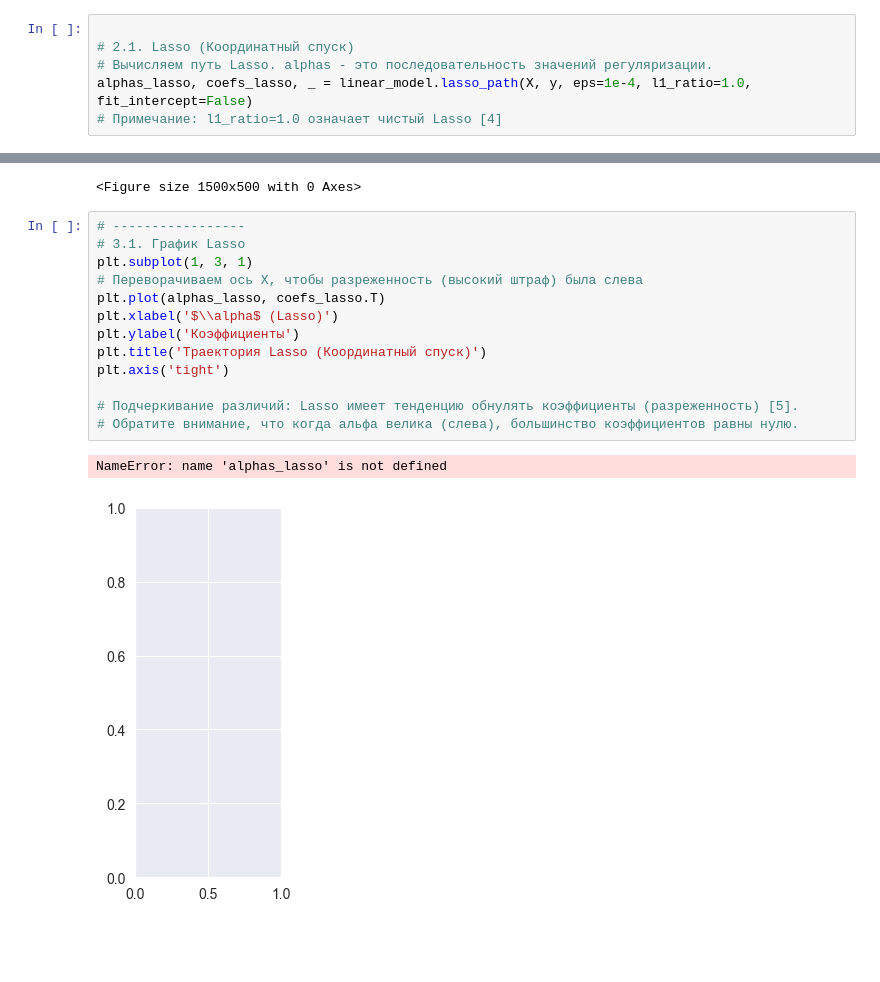
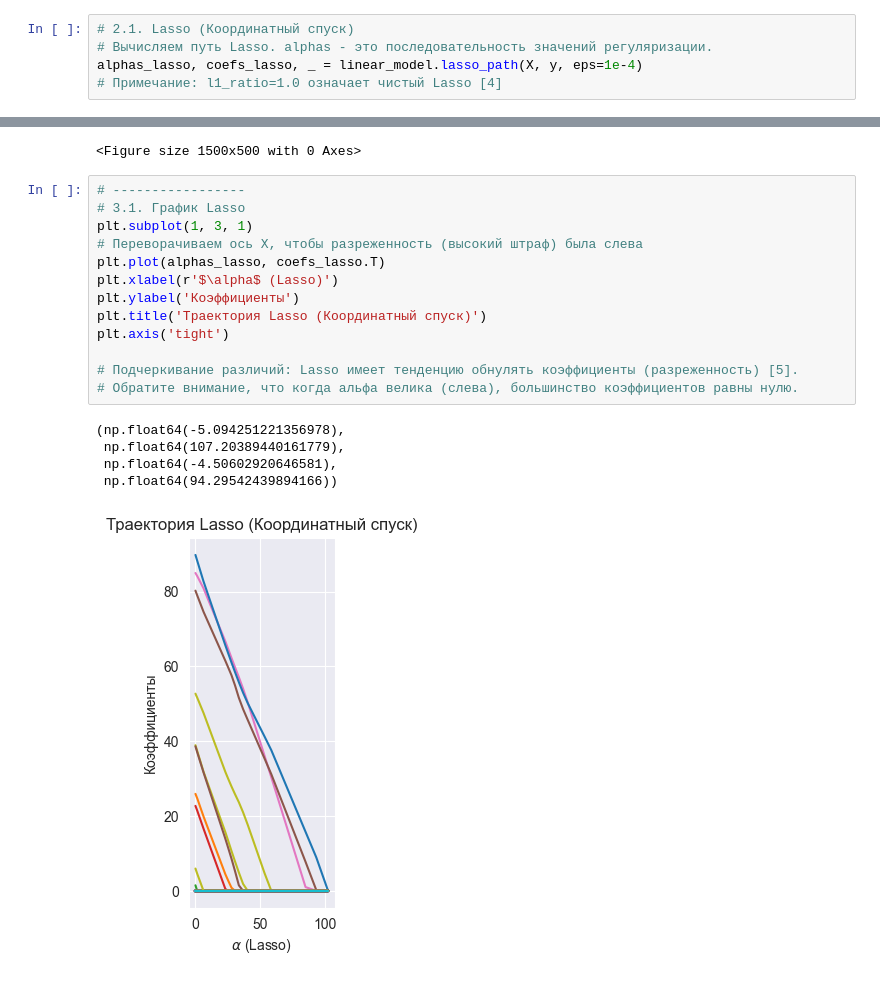
Before and after one commit to Lanskask/price_prediction_ml, a Jupyter notebook: sklearn_experiments/lasso_elastic_net_lars_lasso.ipynb, the cells around one changed output, grey strips where cells are left out. Cells and saved outputs as stored; diff of their text form; blank space fills up the shorter version.

```diff
--- a/sklearn_experiments/lasso_elastic_net_lars_lasso.ipynb
+++ b/sklearn_experiments/lasso_elastic_net_lars_lasso.ipynb
@@ -34,8 +34,7 @@ X[:, 2] = X[:, 1] + 0.01 * np.random.randn(N_SAMPLES)
 
 # --- 2. Расчет траекторий коэффициентов (Coefficient Paths) ---
 # %%
-
 # 2.1. Lasso (Координатный спуск)
 # Вычисляем путь Lasso. alphas - это последовательность значений регуляризации.
-alphas_lasso, coefs_lasso, _ = linear_model.lasso_path(X, y, eps=1e-4, l1_ratio=1.0, fit_intercept=False)
+alphas_lasso, coefs_lasso, _ = linear_model.lasso_path(X, y, eps=1e-4)
 # Примечание: l1_ratio=1.0 означает чистый Lasso [4]
@@ -70,17 +64,20 @@ plt.figure(figsize=(15, 5))
 # %%
 # -----------------
 # 3.1. График Lasso
 plt.subplot(1, 3, 1)
 # Переворачиваем ось X, чтобы разреженность (высокий штраф) была слева
 plt.plot(alphas_lasso, coefs_lasso.T)
-plt.xlabel('$\\alpha$ (Lasso)')
+plt.xlabel(r'$\alpha$ (Lasso)')
 plt.ylabel('Коэффициенты')
 plt.title('Траектория Lasso (Координатный спуск)')
 plt.axis('tight')
 
 # Подчеркивание различий: Lasso имеет тенденцию обнулять коэффициенты (разреженность) [5].
 # Обратите внимание, что когда альфа велика (слева), большинство коэффициентов равны нулю.
 # %% [output]
-NameError: name 'alphas_lasso' is not defined
+(np.float64(-5.094251221356978),
+ np.float64(107.20389440161779),
+ np.float64(-4.50602920646581),
+ np.float64(94.29542439894166))
-[figure, old version]
+[figure, new version]
 # %%
```
Also changed, not shown: parts of 4 cells of this notebook, 6 other files.
